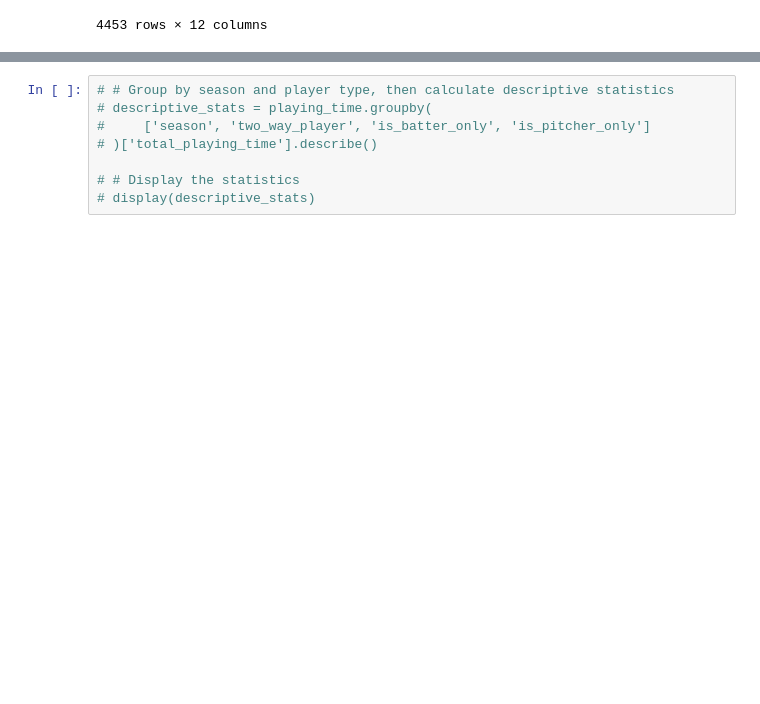
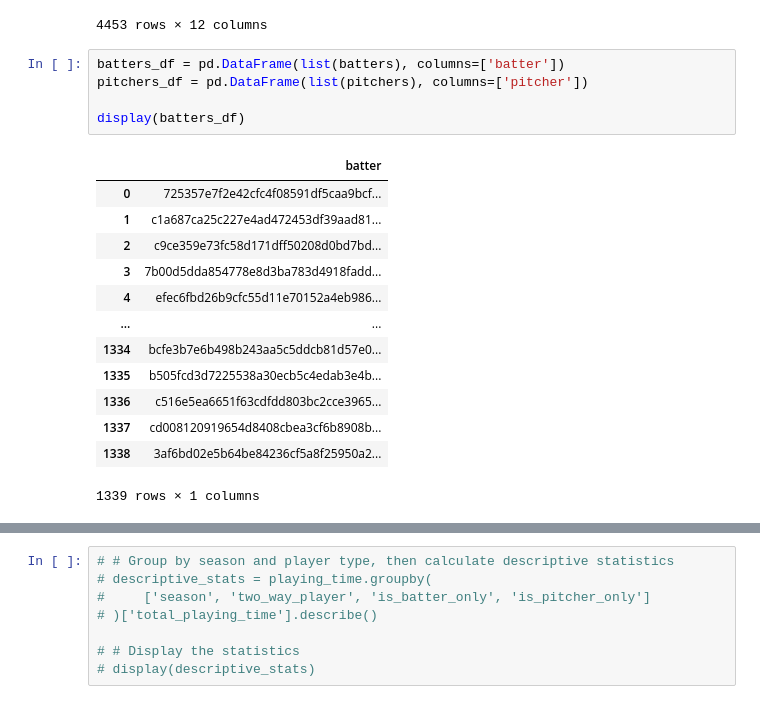
Before and after one commit to Siddhant0125/Cincinnati_Reds_Hackathon, a Jupyter notebook: Hackathon_Notebook.ipynb, the cells around one changed output, grey strips where cells are left out. Cells and saved outputs as stored; diff of their text form; blank space fills up the shorter version.

```diff
--- a/Hackathon_Notebook.ipynb
+++ b/Hackathon_Notebook.ipynb
@@ -126,3 +126,22 @@ display(playing_time.sort_values(by="total_playing_time", ascending=False))
 | 711 | 78576937fe7d731544ca5bd0f668e5f6b... | 2021 | 1.0 | 1.0 | 6.0 | 0.0 | ... |
 | 2064 | 63200c77bdf4e7b5235cad1f2b6a238cc... | 2022 | 1.0 | 1.0 | 8.0 | 0.0 | ... |
 4453 rows × 12 columns
+# %%
+batters_df = pd.DataFrame(list(batters), columns=['batter'])
+pitchers_df = pd.DataFrame(list(pitchers), columns=['pitcher'])
+
+display(batters_df)
+# %% [output]
+|  | batter |
+| 0 | 725357e7f2e42cfc4f08591df5caa9bcf... |
+| 1 | c1a687ca25c227e4ad472453df39aad81... |
+| 2 | c9ce359e73fc58d171dff50208d0bd7bd... |
+| 3 | 7b00d5dda854778e8d3ba783d4918fadd... |
+| 4 | efec6fbd26b9cfc55d11e70152a4eb986... |
+| ... | ... |
+| 1334 | bcfe3b7e6b498b243aa5c5ddcb81d57e0... |
+| 1335 | b505fcd3d7225538a30ecb5c4edab3e4b... |
+| 1336 | c516e5ea6651f63cdfdd803bc2cce3965... |
+| 1337 | cd008120919654d8408cbea3cf6b8908b... |
+| 1338 | 3af6bd02e5b64be84236cf5a8f25950a2... |
+1339 rows × 1 columns
```
Also changed, not shown: parts of 8 cells of this notebook.
